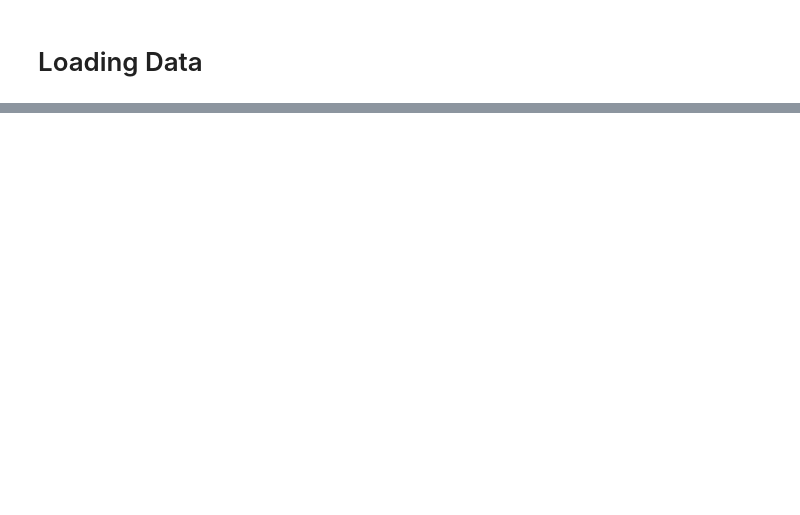
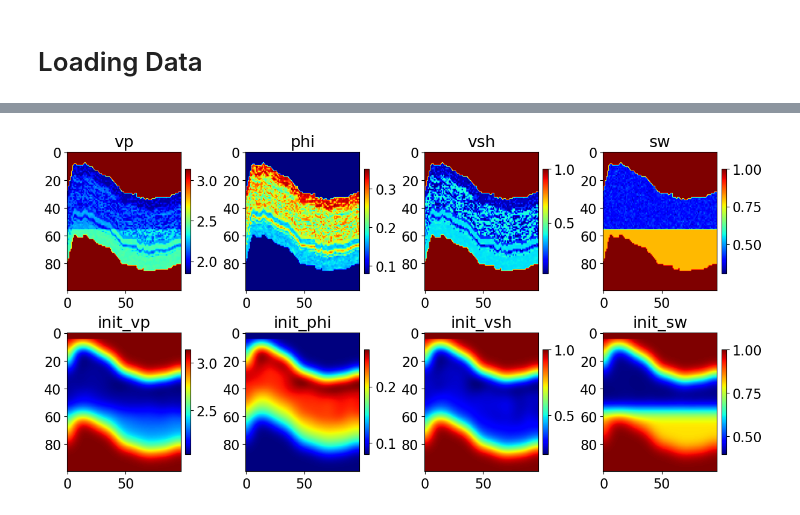
Before and after one commit to LIGA-UFBA/Pylops, a Jupyter notebook: tutorials/notebooks/Petrophysics/Pylops_FWI_PetroAcoustic.ipynb, the cells around one changed output, grey strips where cells are left out. Drawn from its saved outputs; the diff is of its cells as text; code cells hidden in the pictures; blank space fills up the shorter version.

```diff
--- a/tutorials/notebooks/Petrophysics/Pylops_FWI_PetroAcoustic.ipynb
+++ b/tutorials/notebooks/Petrophysics/Pylops_FWI_PetroAcoustic.ipynb
@@ -67,10 +71,10 @@ vp /= 1000      # Convert from m/s to km/s
 par = {
     'nx': 98,   'dx': 25,     'ox': 0.,
     'nz': 100,  'dz': 25,     'oz': 0.,
-    'ns': 5,   'ds': 175,    'sz': 0.,
+    'ns': 20,   'ds': 175,    'sz': 0.,
     'nr': 98,   'dr': 25,     'rz': 0.,
     'nt': 3000, 'dt': 0.002,   't0': 0.,
-    'nw': 10,   'freq': 20
+    'nw': 5,   'freq': 20
 }
 
 coef = {'a1': -0.43, 'a2': 0.88, 'a3': 0.57, 'a4': 1.72}
@@ -78,7 +82,7 @@ coef = {'a1': -0.43, 'a2': 0.88, 'a3': 0.57, 'a4': 1.72}
 shape = (par['nx'], par['nz'])
 spacing = (par['dx'], par['dz'])
 origin = (par['ox'], par['oz'])
-src_type = 'Ricker' # or 'Ricker_Devito' if you want to use Devito Source
+src_type = 'Ricker' # or 'Ricker_Devito' if you want to se Devito Source
 dtype = np.float32
 space_order = 8
 nbl = 50
@@ -108,28 +112,30 @@ Dop = PetroAcousticWave2D(shape=shape,origin=origin, spacing=spacing, vp=vp*1e3,
 # %%
 filter_sigma = (5,5)
 
 init_phi = gaussian_filter(phi, sigma=filter_sigma)
 init_vsh = gaussian_filter(vsh, sigma=filter_sigma)
 init_sw = gaussian_filter(sw, sigma=filter_sigma)
 init_vp = gaussian_filter(vp, sigma=filter_sigma)
 # init_phi = np.load('smeaheia_resized_init.npz')['init_phi']
 # init_vsh = np.load('smeaheia_resized_init.npz')['init_vsh']
 # init_sw = np.load('smeaheia_resized_init.npz')['init_sw']
 
 init_phi[:,0:par['nw']] = phi[:,0:par['nw']]
 init_vsh[:,0:par['nw']] = vsh[:,0:par['nw']]
 init_sw[:,0:par['nw']] = sw[:,0:par['nw']]
 init_vp[:,0:par['nw']] = vp[:,0:par['nw']]
 
 fig, axs = plt.subplots(2, 4, figsize=(12, 6), constrained_layout=True)
 
 dados  = [vp, phi, vsh, sw, init_vp, init_phi, init_vsh, init_sw]
 titulos = ["vp", "phi", "vsh", "sw", "init_vp", "init_phi", "init_vsh", "init_sw"]
 
 for ax, arr, t in zip(axs.flat, dados, titulos):
-    im = ax.imshow(arr.T, aspect='auto', cmap='viridis')
+    im = ax.imshow(arr.T, aspect='auto', cmap='jet')
     ax.set_title(t)
     plt.colorbar(im, ax=ax, fraction=0.046, pad=0.04)
 
 plt.show()
+# %% [output]
+[figure, added]
 # %%
```
Also changed, not shown: parts of 11 cells of this notebook, 3 other files.
